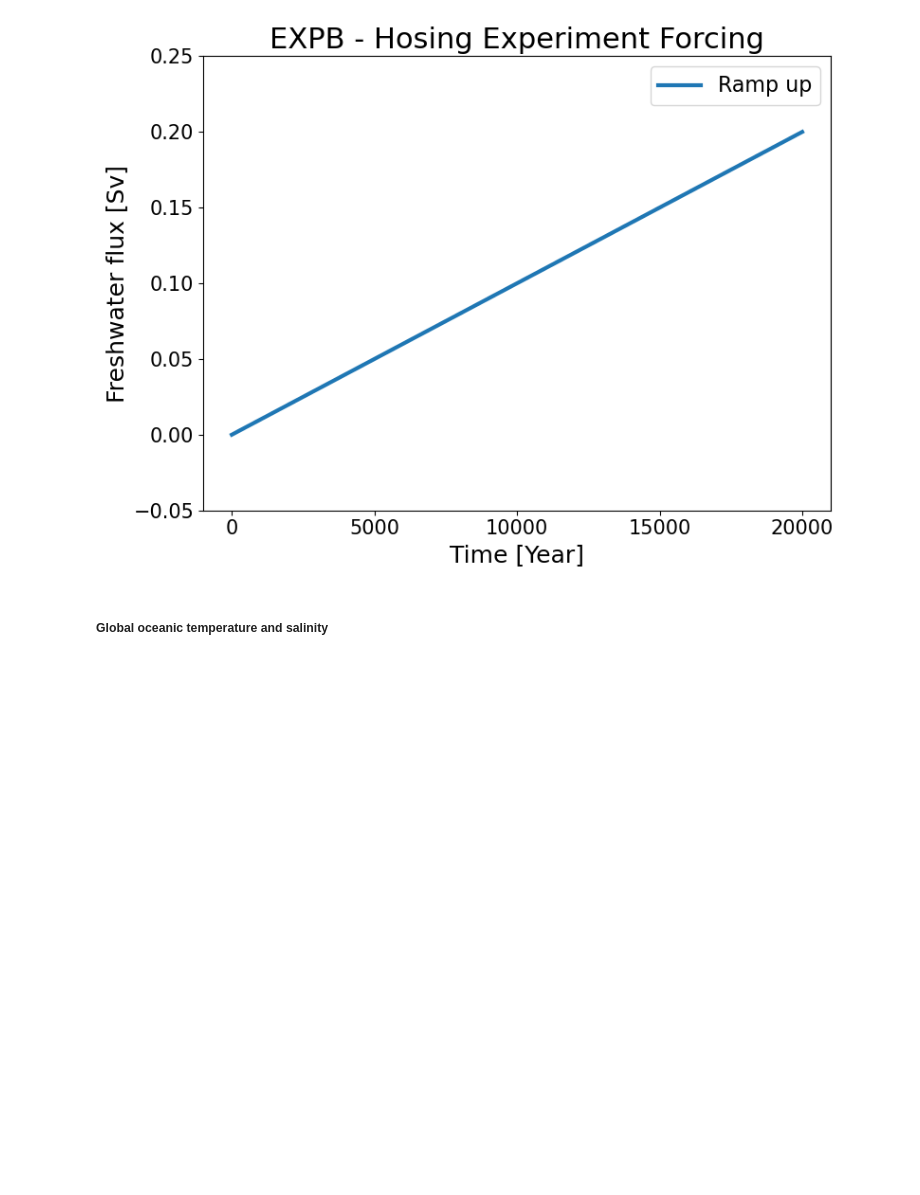
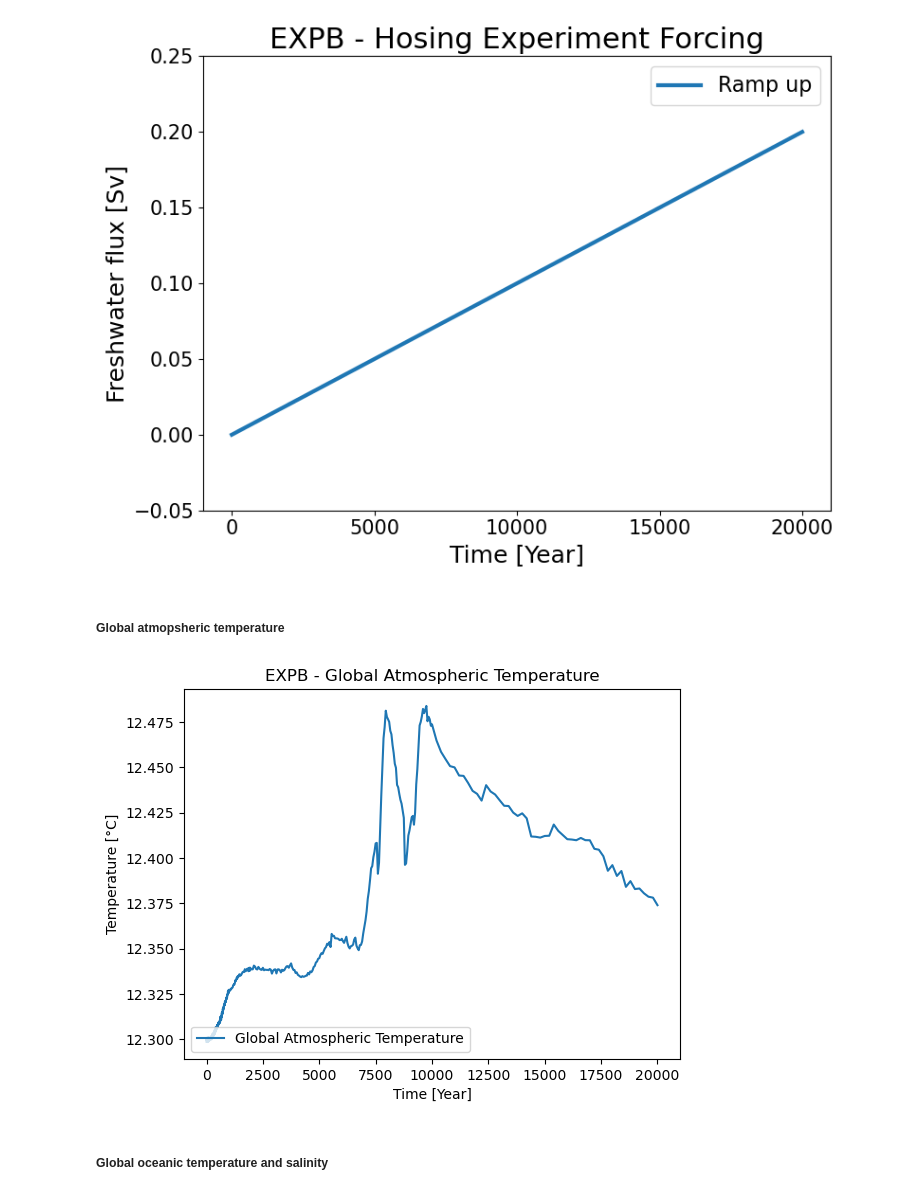
Before and after one commit to VUB-HYDR/2025_Laridon_etal_ORE, a Jupyter notebook: ATCM.ipynb, the cells around one changed output. Drawn from its saved outputs; the diff is of its cells as text; code cells hidden in the pictures; blank space fills up the shorter version.

```diff
--- a/ATCM.ipynb
+++ b/ATCM.ipynb
@@ -824,6 +824,22 @@ plt.savefig(figures_path+'EXPB_F_forcing',dpi=400)
 plt.show()
 # %% [output]
 [figure]
+# %% [markdown]
+##### Global atmopsheric temperature
+# %%
+fig, ax1 = plt.subplots()
+
+ax1.plot(year_ExpB, global_sat_ExpB,label='Global Atmospheric Temperature',color="tab:blue")
+ax1.set_xlabel("Time [Year]")
+ax1.set_ylabel("Temperature [°C]")
+plt.legend()
+
+plt.title("EXPB - Global Atmospheric Temperature")
+plt.legend(loc='lower left')
+#plt.savefig(figures_path+'EXPB_Glob_Temp_and_Sal')
+plt.show()
+# %% [output]
+[figure, added]
 # %% [markdown]
 ##### Global oceanic temperature and salinity
 # %%
```
Also changed, not shown: parts of 2 cells of this notebook.
